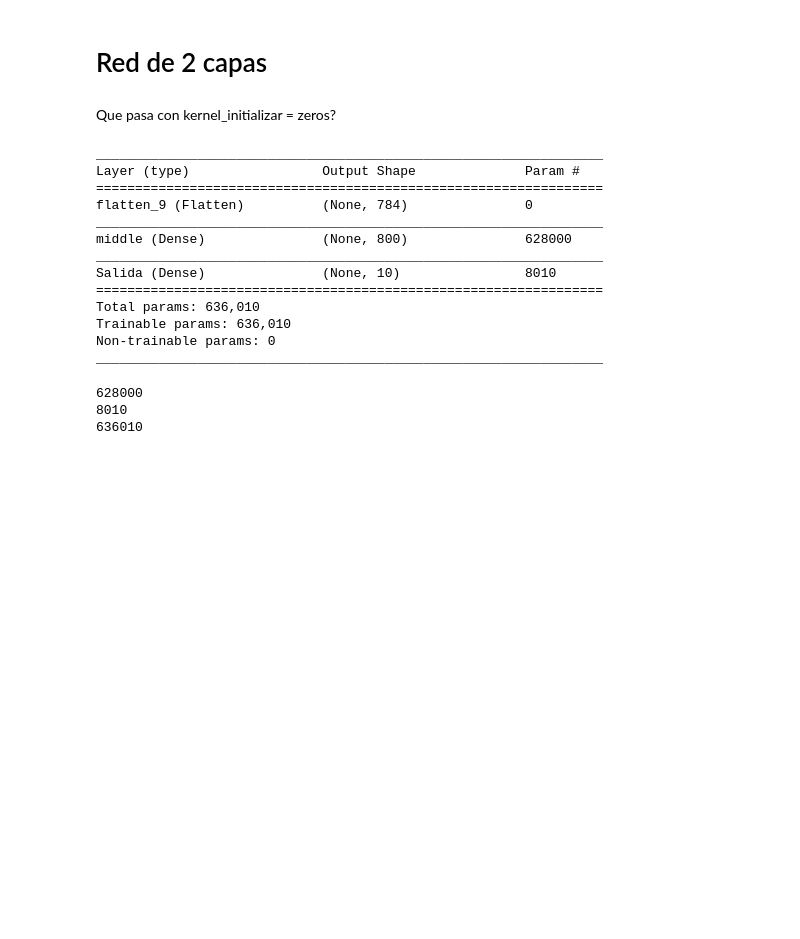
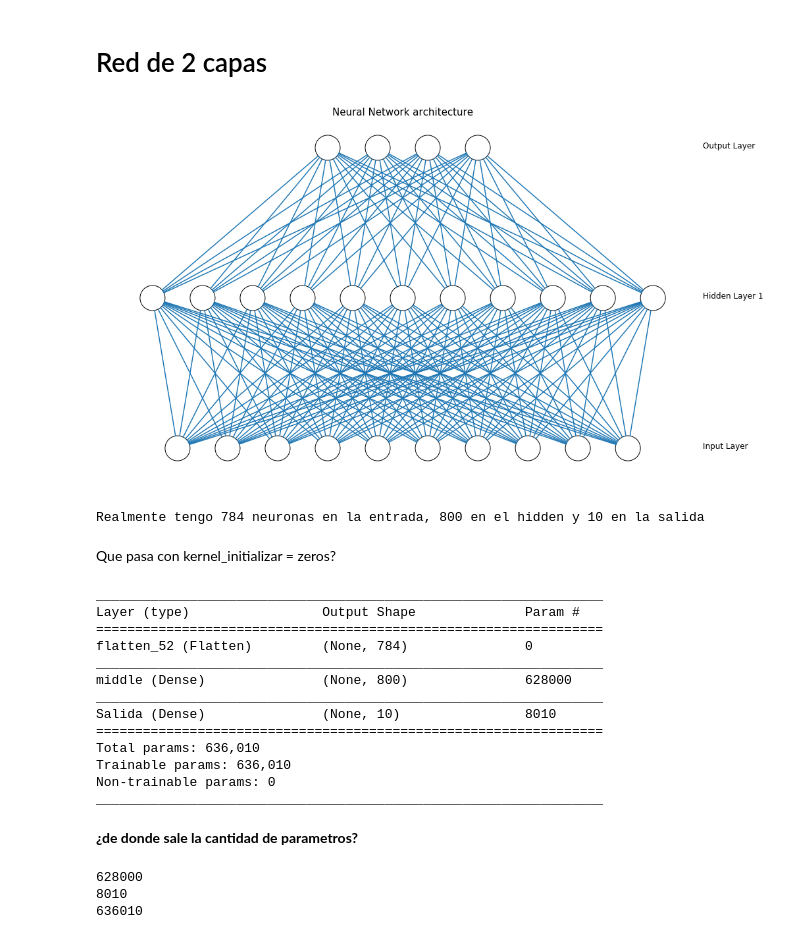
Before and after one commit to gebasilio/MNIST-MLP-CNN, a Jupyter notebook: MNIST.ipynb, the cells around one changed output. Cells and saved outputs as stored; diff of their text form; code cells hidden in the pictures; blank space fills up the shorter version.

```diff
--- a/MNIST.ipynb
+++ b/MNIST.ipynb
@@ -167,19 +189,32 @@ KeyboardInterrupt:
 # %% [markdown]
 # Red de 2 capas
+# %%
+network = draw_nn.DrawNN( [10,11,4] )
+network.draw()
+print("Realmente tengo 784 neuronas en la entrada, 800 en el hidden y 10 en la salida")
+# %% [output]
+[figure, added]
+Realmente tengo 784 neuronas en la entrada, 800 en el hidden y 10 en la salida
 # %% [markdown]
 Que pasa con kernel_initializar = zeros?
 # %%
-output_size = 10
-model = Sequential()
-model.add(Flatten(input_shape=x_train.shape[1:]))
-model.add(Dense(800, activation='sigmoid', kernel_initializer='zeros', name='middle'))
-model.add(Dense(output_size, activation='softmax', kernel_initializer='normal', name='Salida'))
-model.summary()
+def two_layer_model(lr=0.000001, decay=0):
+    output_size = 10
+    model = Sequential()
+    model.add(Flatten(input_shape=x_train.shape[1:]))
+    model.add(Dense(800, activation='sigmoid', kernel_initializer='zeros', name='middle'))
+    model.add(Dense(output_size, activation='softmax', kernel_initializer='normal', name='Salida'))
+
+    SGD = optimizers.SGD(lr=lr)
+    model.compile(loss = 'categorical_crossentropy', optimizer=SGD, metrics=['accuracy'])
+    return model
+model_two_layers = two_layer_model()
+model_two_layers.summary()
 # %% [output]
 _________________________________________________________________
 Layer (type)                 Output Shape              Param #
 =================================================================
-flatten_9 (Flatten)          (None, 784)               0
+flatten_52 (Flatten)         (None, 784)               0
 _________________________________________________________________
 middle (Dense)               (None, 800)               628000
 _________________________________________________________________
@@ -189,6 +224,8 @@ Total params: 636,010
 Trainable params: 636,010
 Non-trainable params: 0
 _________________________________________________________________
+# %% [markdown]
+**¿de donde sale la cantidad de parametros?**
 # %%
 first_layer = 784*800+800
 print(first_layer)
```
Also changed, not shown: parts of 28 cells of this notebook, 1 other file.
